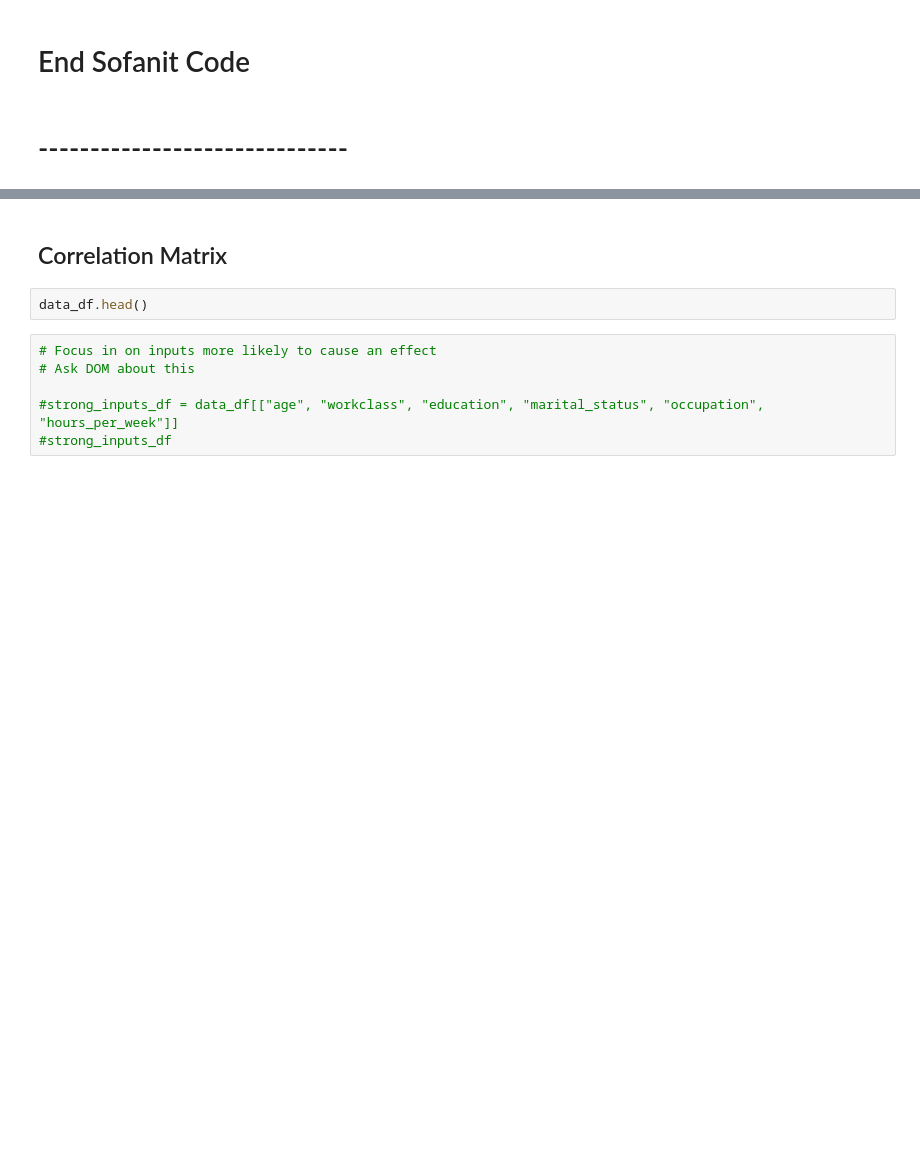
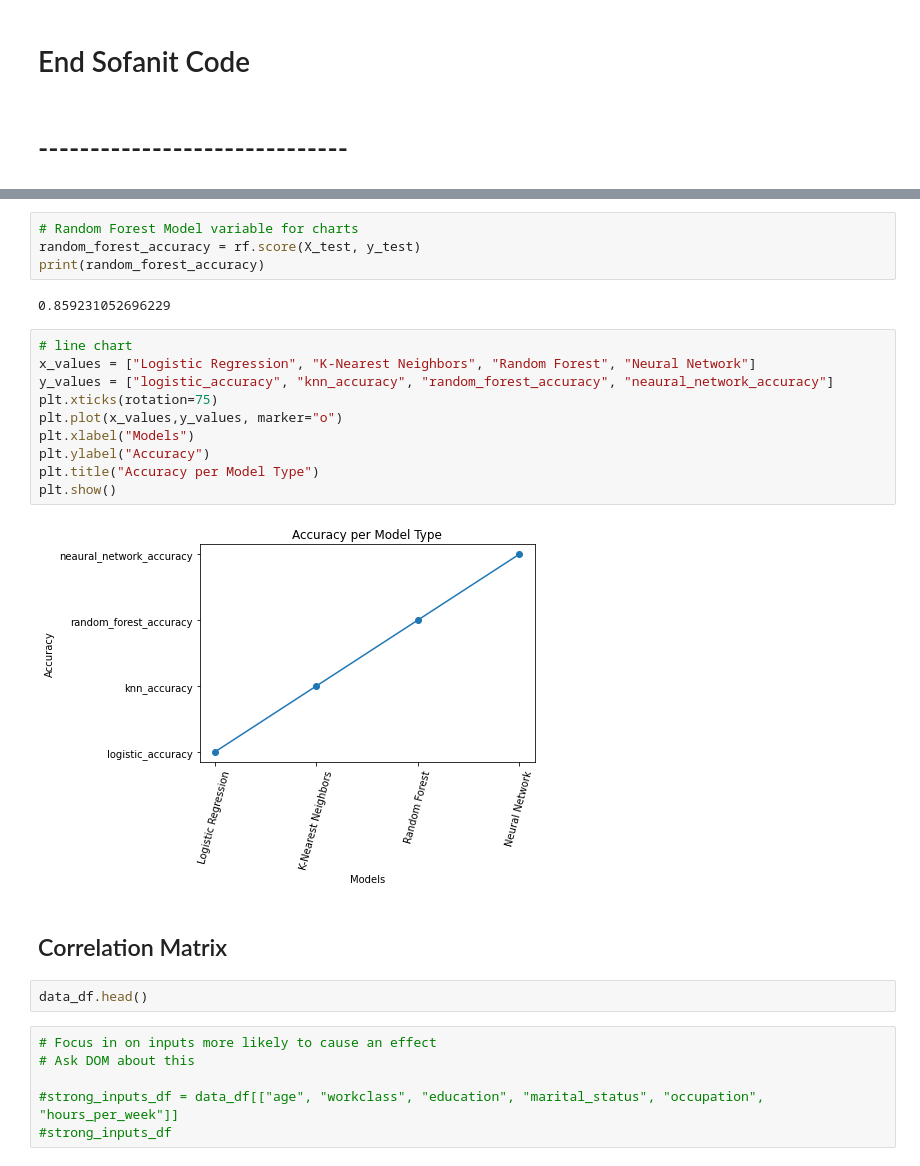
Before and after one commit to NoahLeVoir/income_prediction, a Jupyter notebook: static/data/Machine Learning Models.ipynb, the cells around one changed output, grey strips where cells are left out. Drawn from its saved outputs; the diff is of its cells as text; blank space fills up the shorter version.

```diff
--- a/static/data/Machine Learning Models.ipynb
+++ b/static/data/Machine Learning Models.ipynb
@@ -342,3 +602,21 @@ print(f"Loss: {model_loss}, Accuracy: {model_accuracy}")
+# %%
+# Random Forest Model variable for charts
+random_forest_accuracy = rf.score(X_test, y_test)
+print(random_forest_accuracy)
+# %% [output]
+0.859231052696229
+# %%
+# line chart
+x_values = ["Logistic Regression", "K-Nearest Neighbors", "Random Forest", "Neural Network"]
+y_values = ["logistic_accuracy", "knn_accuracy", "random_forest_accuracy", "neaural_network_accuracy"]
+plt.xticks(rotation=75)
+plt.plot(x_values,y_values, marker="o")
+plt.xlabel("Models")
+plt.ylabel("Accuracy")
+plt.title("Accuracy per Model Type")
+plt.show()
+# %% [output]
+[figure, added]
 # %% [markdown]
 ## Correlation Matrix
 # %%
```
Also changed, not shown: parts of 38 cells of this notebook.
